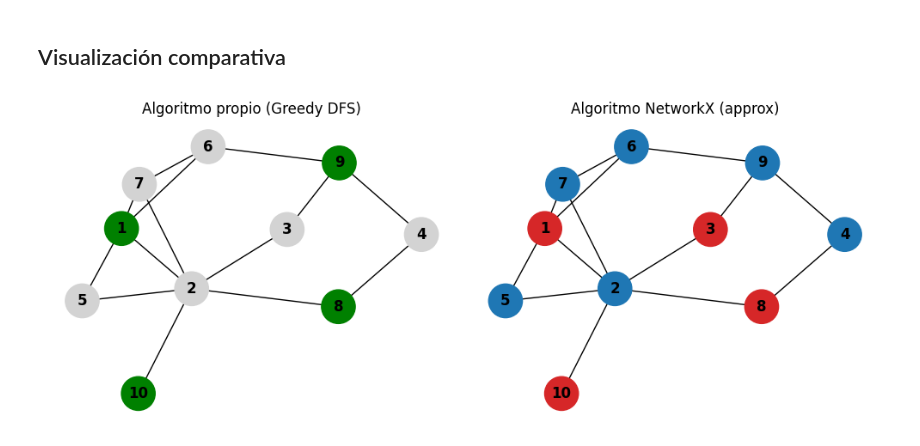
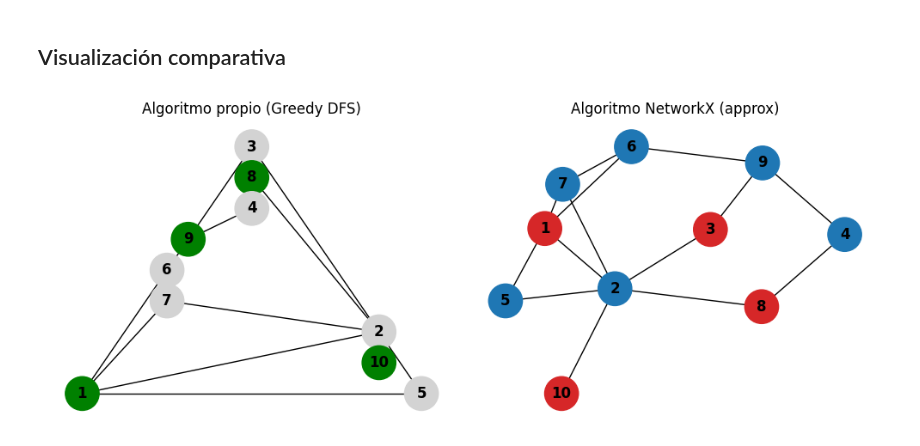
Before and after one commit to rolndmont/grafos-outerplanar, a Jupyter notebook: comparacion_mis_algoritmos.ipynb, the cells around one changed output. Cells and saved outputs as stored; diff of their text form; code cells hidden in the pictures.

```diff
--- a/comparacion_mis_algoritmos.ipynb
+++ b/comparacion_mis_algoritmos.ipynb
@@ -63,37 +63,38 @@ MIS de NetworkX: {8, 1, 10, 3}
 # %% [markdown]
 ## Visualización comparativa
 # %%
-pos = nx.spring_layout(G, seed=42)
+pos = nx.planar_layout(G)
+pos2 = nx.spring_layout(G, seed=42)
 
 # Grafo con MIS del algoritmo propio
 plt.figure(figsize=(10, 4))
 
 plt.subplot(1, 2, 1)
 nx.draw(
     G,
     pos=pos,
     with_labels=True,
     node_color=["green" if n in mis_custom else "lightgray" for n in G.nodes()],
     edge_color="black",
     node_size=800,
     font_weight="bold"
 )
 plt.title("Algoritmo propio (Greedy DFS)")
 
 # Grafo con MIS de NetworkX
 plt.subplot(1, 2, 2)
 nx.draw(
     G,
-    pos=pos,
+    pos=pos2,
     with_labels=True,
     node_color=["tab:red" if n in mis_networkx else "tab:blue" for n in G.nodes()],
     edge_color="black",
     node_size=800,
     font_weight="bold"
 )
 plt.title("Algoritmo NetworkX (approx)")
 
 plt.tight_layout()
 plt.show()
 # %% [output]
-[figure, old version]
+[figure, new version]
```
Also changed, not shown: parts of 1 cell of this notebook.
